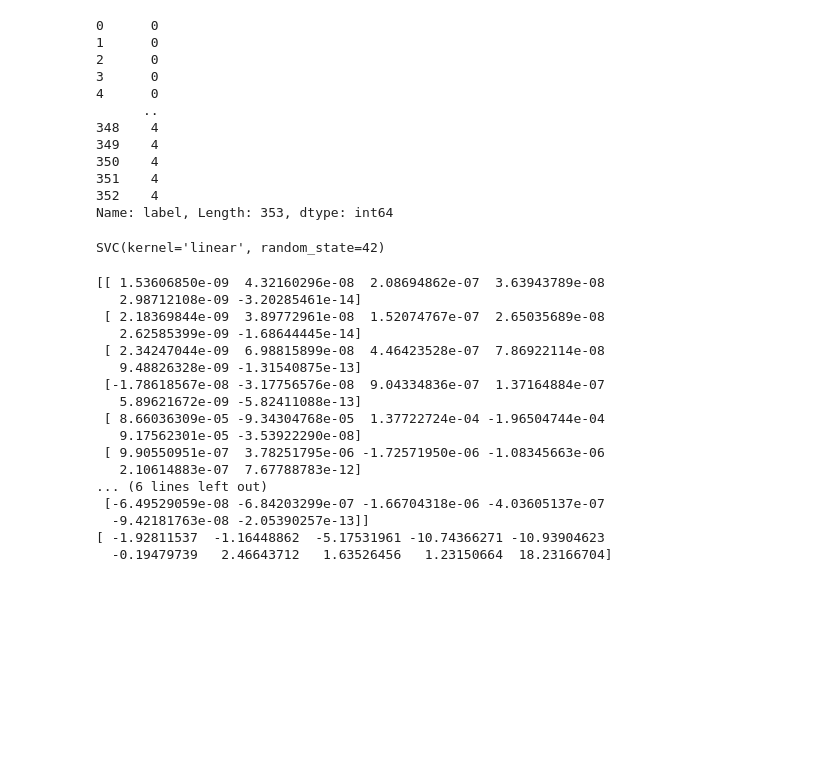
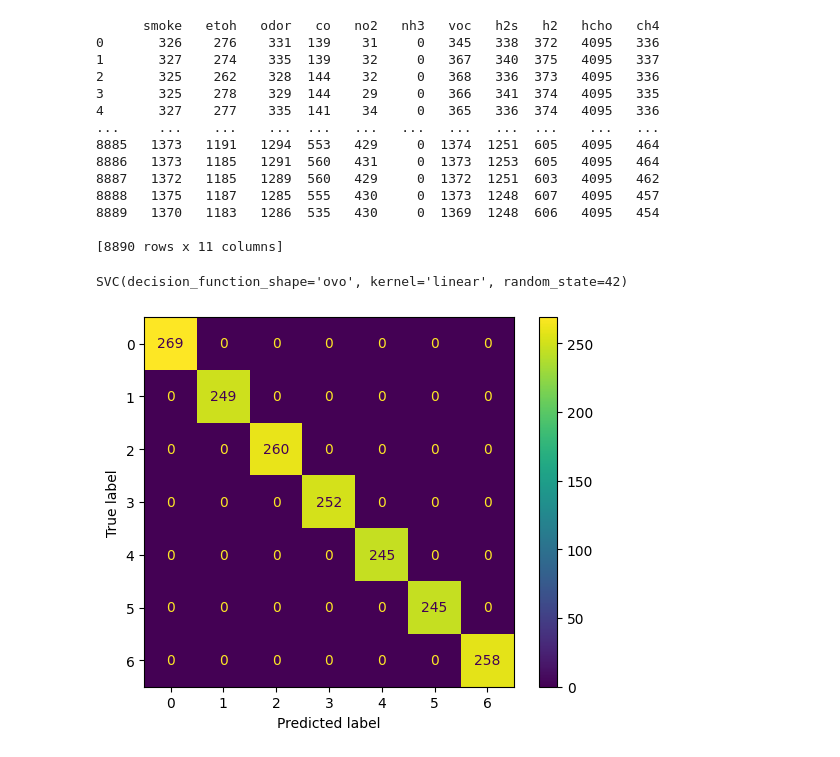
Before and after one commit to PROJECT-SLASIC/SL-ASIC-NOSE, a Jupyter notebook: ML Codes/SVM/SVM.ipynb, the cells around one changed output. Cells and saved outputs as stored; diff of their text form; code cells hidden in the pictures; blank space fills up the shorter version.

```diff
--- a/ML Codes/SVM/SVM.ipynb
+++ b/ML Codes/SVM/SVM.ipynb
@@ -17,45 +31,38 @@ FileNotFoundError: [Errno 2] No such file or directory: 'data_baharat.csv'
 # %%
-X = data.iloc[:,:6]
-y = data.iloc[:, 8]
-print(y)
+X = data.iloc[:,:11]
+y = data.iloc[:, 11]
+print(X)
 # %% [output]
-0      0
-1      0
-2      0
-3      0
-4      0
-      ..
-348    4
-349    4
-350    4
-351    4
-352    4
-Name: label, Length: 353, dtype: int64
+      smoke   etoh   odor   co   no2   nh3   voc   h2s   h2   hcho   ch4
+0       326    276    331  139    31     0   345   338  372   4095   336
+1       327    274    335  139    32     0   367   340  375   4095   337
+2       325    262    328  144    32     0   368   336  373   4095   336
+3       325    278    329  144    29     0   366   341  374   4095   335
+4       327    277    335  141    34     0   365   336  374   4095   336
+...     ...    ...    ...  ...   ...   ...   ...   ...  ...    ...   ...
+8885   1373   1191   1294  553   429     0  1374  1251  605   4095   464
+8886   1373   1185   1291  560   431     0  1373  1253  605   4095   464
+8887   1372   1185   1289  560   429     0  1372  1251  603   4095   462
+8888   1375   1187   1285  555   430     0  1373  1248  607   4095   457
+8889   1370   1183   1286  535   430     0  1369  1248  606   4095   454
+
+[8890 rows x 11 columns]
 # %%
 X_train, X_test, y_train, y_test = train_test_split(X,y,test_size=0.2,stratify=y, random_state=42)
-svc_model = svm.SVC(kernel='linear', random_state=42)
+svc_model = svm.SVC(kernel='linear', random_state=42, decision_function_shape="ovo")
 svc_model.fit(X_train, y_train)
 # %% [output]
-SVC(kernel='linear', random_state=42)
+SVC(decision_function_shape='ovo', kernel='linear', random_state=42)
-# %%
-print(svc_model.coef_)
-print(svc_model.intercept_)
-# %% [output]
-[[ 1.53606850e-09  4.32160296e-08  2.08694862e-07  3.63943789e-08
-   2.98712108e-09 -3.20285461e-14]
- [ 2.18369844e-09  3.89772961e-08  1.52074767e-07  2.65035689e-08
-   2.62585399e-09 -1.68644445e-14]
- [ 2.34247044e-09  6.98815899e-08  4.46423528e-07  7.86922114e-08
-   9.48826328e-09 -1.31540875e-13]
- [-1.78618567e-08 -3.17756576e-08  9.04334836e-07  1.37164884e-07
-   5.89621672e-09 -5.82411088e-13]
- [ 8.66036309e-05 -9.34304768e-05  1.37722724e-04 -1.96504744e-04
-   9.17562301e-05 -3.53922290e-08]
- [ 9.90550951e-07  3.78251795e-06 -1.72571950e-06 -1.08345663e-06
-   2.10614883e-07  7.67788783e-12]
-... (6 lines left out)
- [-6.49529059e-08 -6.84203299e-07 -1.66704318e-06 -4.03605137e-07
-  -9.42181763e-08 -2.05390257e-13]]
-[ -1.92811537  -1.16448862  -5.17531961 -10.74366271 -10.93904623
-  -0.19479739   2.46643712   1.63526456   1.23150664  18.23166704]
+# %%
+#print(svc_model.coef_)
+#print(svc_model.intercept_)
+pred = svc_model.predict(X_test)
+cm = confusion_matrix(y_test, pred, labels=svc_model.classes_)
+disp = ConfusionMatrixDisplay(confusion_matrix=cm, display_labels=svc_model.classes_)
+
+disp.plot()
+
+plt.show()
+# %% [output]
+[figure, added]
 # %%
```
Also changed, not shown: parts of 7 cells of this notebook.
